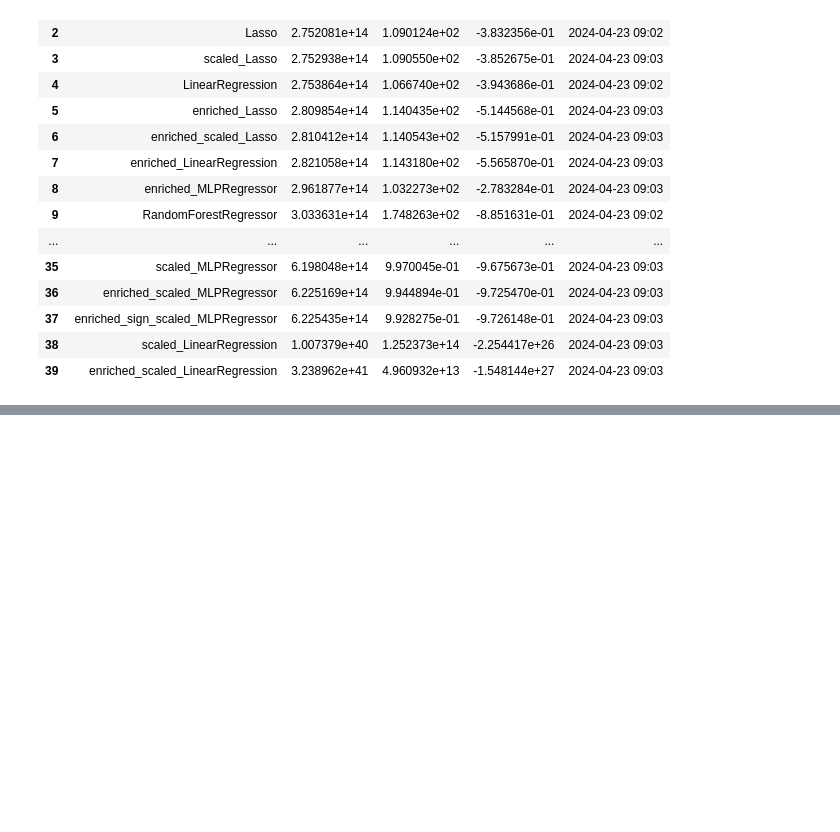
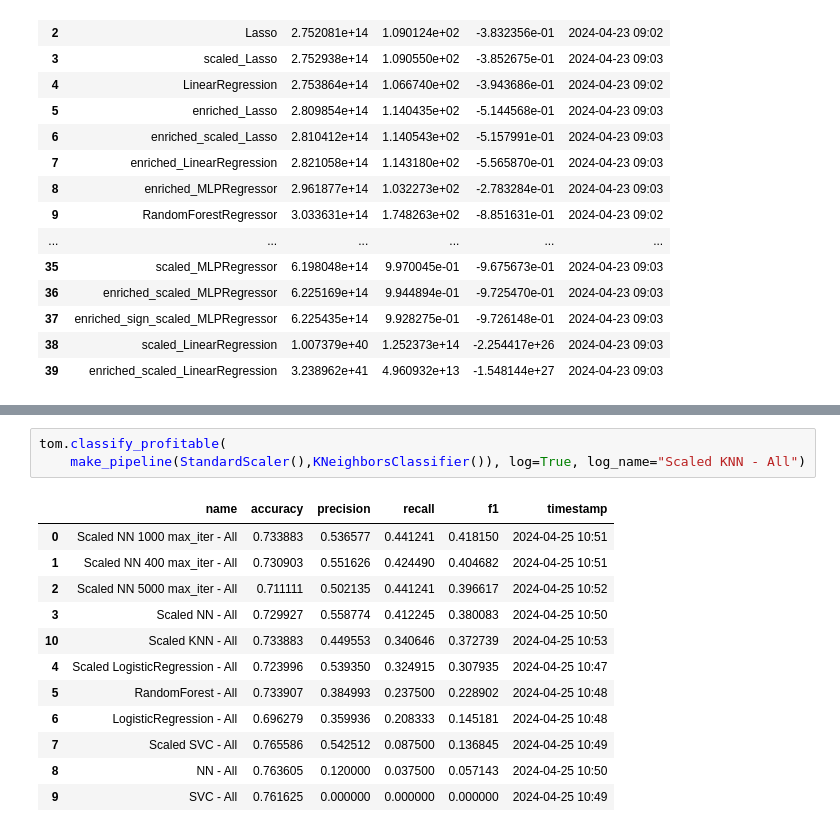
Before and after one commit to MathieuDemarets/hackathon, a Jupyter notebook: scripts/movie_director_office.ipynb, the cells around one changed output, grey strips where cells are left out. Saved outputs shown, nothing was run; the diff lists cells and outputs as text; blank space fills up the shorter version.

```diff
--- a/scripts/movie_director_office.ipynb
+++ b/scripts/movie_director_office.ipynb
@@ -1960,0 +2026,16 @@ Evaluating MLPRegressor
+# %%
+tom.classify_profitable(
+    make_pipeline(StandardScaler(),KNeighborsClassifier()), log=True, log_name="Scaled KNN - All")
+# %% [output]
+|  | name | accuracy | precision | recall | f1 | timestamp |
+| 0 | Scaled NN 1000 max_iter - All | 0.733883 | 0.536577 | 0.441241 | 0.418150 | 2024-04-25 10:51 |
+| 1 | Scaled NN 400 max_iter - All | 0.730903 | 0.551626 | 0.424490 | 0.404682 | 2024-04-25 10:51 |
+| 2 | Scaled NN 5000 max_iter - All | 0.711111 | 0.502135 | 0.441241 | 0.396617 | 2024-04-25 10:52 |
+| 3 | Scaled NN - All | 0.729927 | 0.558774 | 0.412245 | 0.380083 | 2024-04-25 10:50 |
+| 10 | Scaled KNN - All | 0.733883 | 0.449553 | 0.340646 | 0.372739 | 2024-04-25 10:53 |
+| 4 | Scaled LogisticRegression - All | 0.723996 | 0.539350 | 0.324915 | 0.307935 | 2024-04-25 10:47 |
+| 5 | RandomForest - All | 0.733907 | 0.384993 | 0.237500 | 0.228902 | 2024-04-25 10:48 |
+| 6 | LogisticRegression - All | 0.696279 | 0.359936 | 0.208333 | 0.145181 | 2024-04-25 10:48 |
+| 7 | Scaled SVC - All | 0.765586 | 0.542512 | 0.087500 | 0.136845 | 2024-04-25 10:49 |
+| 8 | NN - All | 0.763605 | 0.120000 | 0.037500 | 0.057143 | 2024-04-25 10:50 |
+| 9 | SVC - All | 0.761625 | 0.000000 | 0.000000 | 0.000000 | 2024-04-25 10:49 |
```
Also changed, not shown: parts of 17 cells of this notebook, 4 other files.
